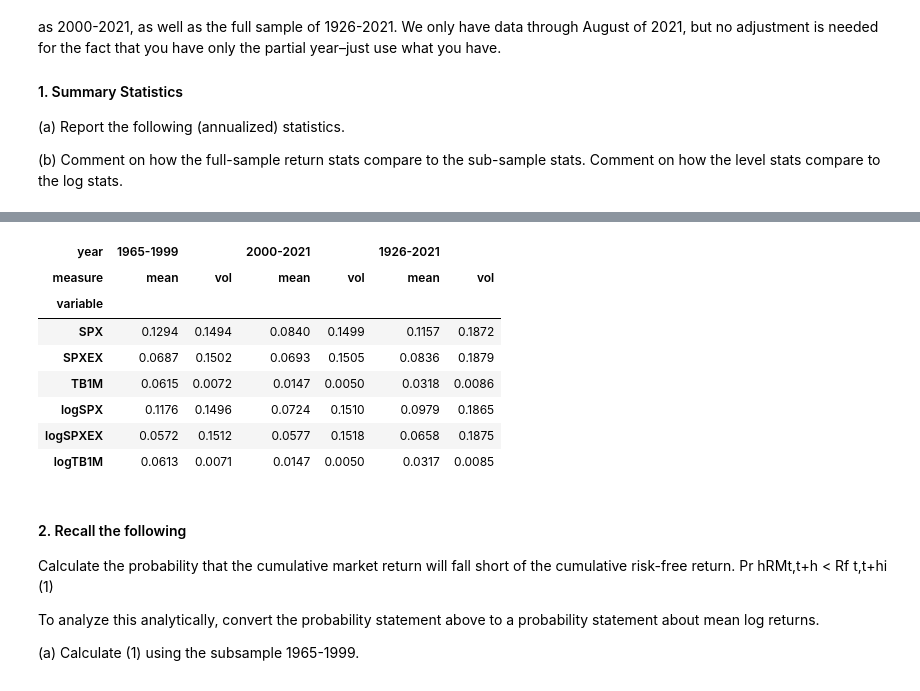
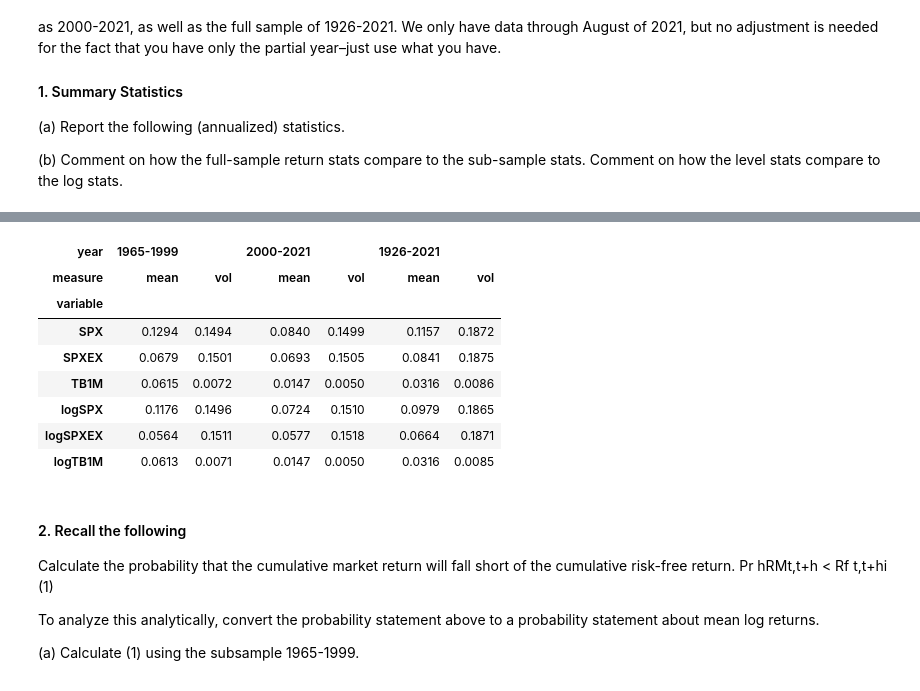
Before and after one commit to philipwlee/portrisk, a Jupyter notebook: hw3/hw3.ipynb, the cells around one changed output, grey strips where cells are left out. Cells and saved outputs as stored; diff of their text form; code cells hidden in the pictures.

```diff
--- a/hw3/hw3.ipynb
+++ b/hw3/hw3.ipynb
@@ -15,6 +16,8 @@ print(de)
 
 data = xl.parse(xl.sheet_names[1])
 data.set_index("date", inplace=True)
+data = data.interpolate() # Linearly fills NA in Treasuries
+assert sum(sum(data.isna().values))==0
 data.head()
 # %% [output]
 ['descriptions', 'data']
@@ -43,9 +46,6 @@ Barnstable’s estimates of mean and volatility are based on the subsample of 19
 Comment on how the level stats compare to the log stats.
 # %%
 # Log the returns
-data = xl.parse(xl.sheet_names[1])
-data.set_index("date", inplace=True)
-
 data["SPXEX"] = data["SPX"] - data["TB1M"]
 for c in data.columns:
     data['log'+c] = np.log(data[c]+1)
@@ -65,33 +65,36 @@ pd.concat([(data["SPXEX"]+1).cumprod(), np.exp(data["logSPXEX"].cumsum())], axis
 # %%
 def pivot_summaries(data, year_mask):
     data_melt = pd.melt(data, ignore_index=False).sort_index()
 
     pivlist = []
     for start, end in year_mask:
-        piv = pd.pivot_table(data_melt[start:end], index="variable", values="value", aggfunc=[np.mean, np.std])
+        piv = pd.pivot_table(data_melt[start:end], index="variable", values="value",
+                             aggfunc=[np.mean, np.std])
         piv[("mean", "value")] *= 12
         piv[("std", "value")] *= np.sqrt(12)
 
-        piv.columns = pd.MultiIndex.from_arrays([[f"{start}-{end}", f"{start}-{end}"], ["mean", "vol"]], names=["year", "measure"])
+        piv.columns = pd.MultiIndex.from_arrays([[f"{start}-{end}", f"{start}-{end}"],
+                                                 ["mean", "vol"]],
+                                                names=["year", "measure"])
         pivlist.append(piv)
 
     summ = pd.concat(pivlist, axis=1)
     return summ
 
 year_mask = [("1965", "1999"), ("2000", "2021"), ("1926", "2021")]
 
 summ = pivot_summaries(data, year_mask)
 summ
 # %% [output]
 | year | 1965-1999 |  | 2000-2021 |  | 1926-2021 |  |
 | measure | mean | vol | mean | vol | mean | vol |
 | variable |  |  |  |  |  |  |
 | SPX | 0.1294 | 0.1494 | 0.0840 | 0.1499 | 0.1157 | 0.1872 |
-| SPXEX | 0.0687 | 0.1502 | 0.0693 | 0.1505 | 0.0836 | 0.1879 |
-| TB1M | 0.0615 | 0.0072 | 0.0147 | 0.0050 | 0.0318 | 0.0086 |
+| SPXEX | 0.0679 | 0.1501 | 0.0693 | 0.1505 | 0.0841 | 0.1875 |
+| TB1M | 0.0615 | 0.0072 | 0.0147 | 0.0050 | 0.0316 | 0.0086 |
 | logSPX | 0.1176 | 0.1496 | 0.0724 | 0.1510 | 0.0979 | 0.1865 |
-| logSPXEX | 0.0572 | 0.1512 | 0.0577 | 0.1518 | 0.0658 | 0.1875 |
-| logTB1M | 0.0613 | 0.0071 | 0.0147 | 0.0050 | 0.0317 | 0.0085 |
+| logSPXEX | 0.0564 | 0.1511 | 0.0577 | 0.1518 | 0.0664 | 0.1871 |
+| logTB1M | 0.0613 | 0.0071 | 0.0147 | 0.0050 | 0.0316 | 0.0085 |
 # %% [markdown]
 #### 2. Recall the following
 
```
Also changed, not shown: parts of 17 cells of this notebook.
